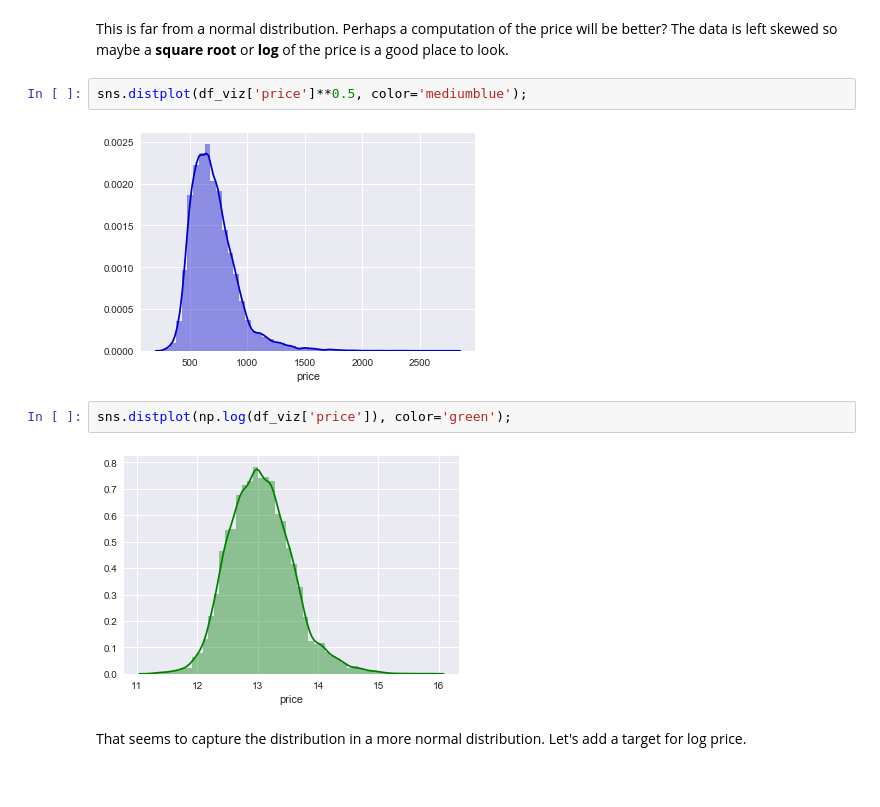
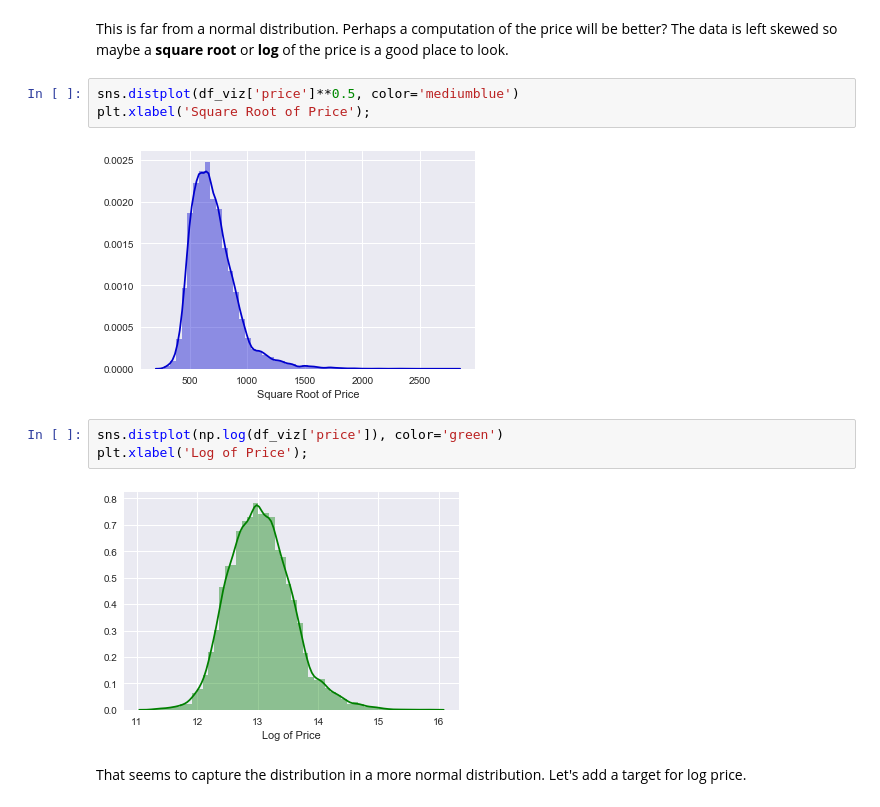
Before and after one commit to Patrickbfuller/lin_reg_tutorial, a Jupyter notebook: linear_regression.ipynb, the cells around one changed output. Cells and saved outputs as stored; diff of their text form.

```diff
--- a/linear_regression.ipynb
+++ b/linear_regression.ipynb
@@ -356,13 +356,15 @@ sns.distplot(df_viz['price'], color='teal');
 # %% [markdown]
 This is far from a normal distribution. Perhaps a computation of the price will be better? The data is left skewed so maybe a __square root__ or __log__ of the price is a good place to look.
 # %%
-sns.distplot(df_viz['price']**0.5, color='mediumblue');
+sns.distplot(df_viz['price']**0.5, color='mediumblue')
+plt.xlabel('Square Root of Price');
 # %% [output]
-[figure, old version]
+[figure, new version]
 # %%
-sns.distplot(np.log(df_viz['price']), color='green');
+sns.distplot(np.log(df_viz['price']), color='green')
+plt.xlabel('Log of Price');
 # %% [output]
-[figure, old version]
+[figure, new version]
 # %% [markdown]
 That seems to capture the distribution in a more normal distribution. Let's add a target for log price.
 # %%
```
Also changed, not shown: parts of 13 cells of this notebook.
